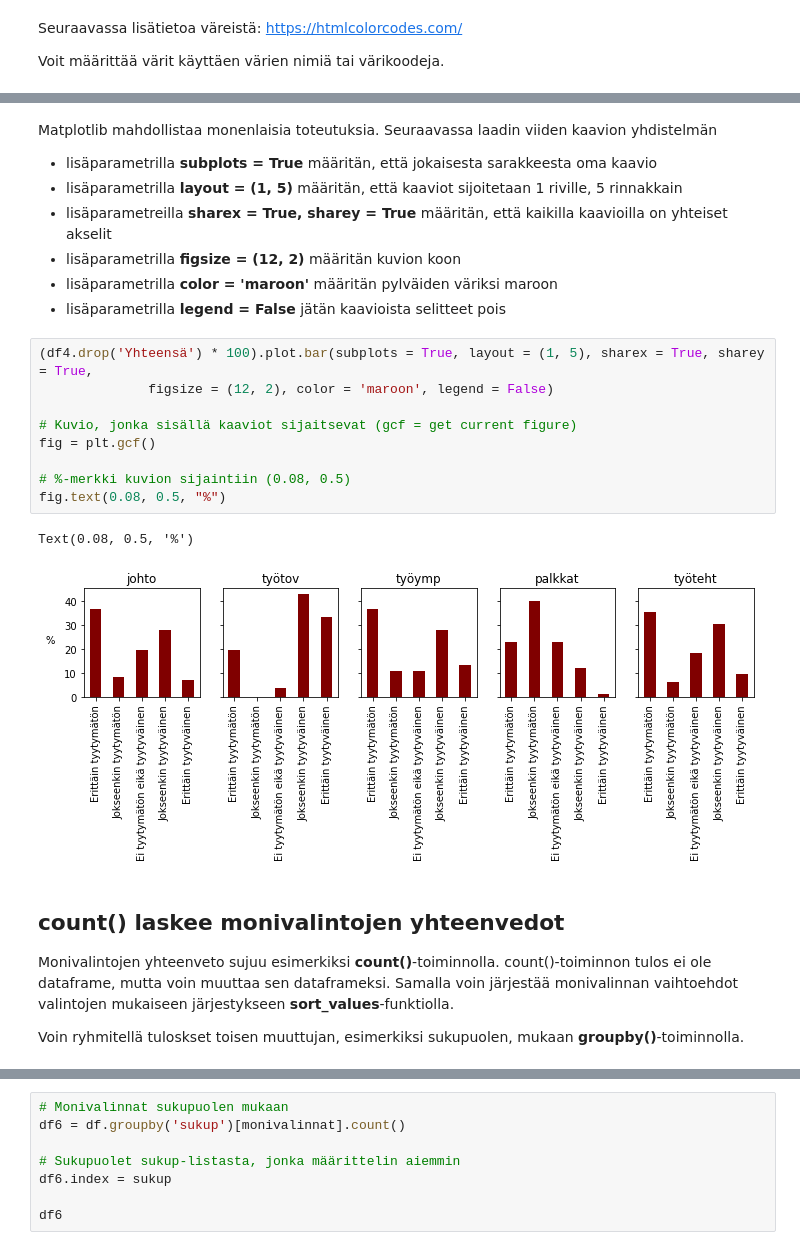
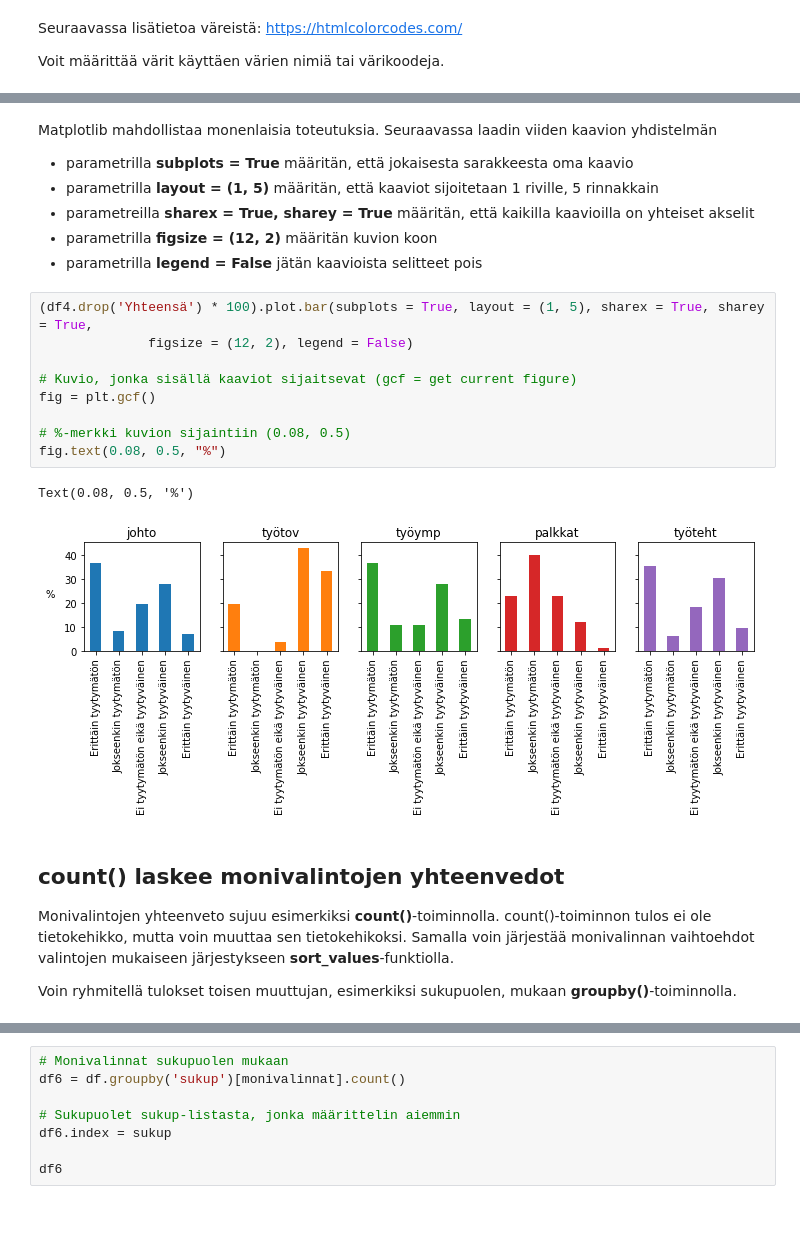
Before and after one commit to taanila/selittava, a Jupyter notebook: lukumaaria.ipynb, the cells around one changed output, grey strips where cells are left out. Cells and saved outputs as stored; diff of their text form; blank space fills up the shorter version.

```diff
--- a/lukumaaria.ipynb
+++ b/lukumaaria.ipynb
@@ -220,30 +221,29 @@ plt.gca().set_axisbelow(True)
 # %% [markdown]
 Matplotlib mahdollistaa monenlaisia toteutuksia. Seuraavassa laadin viiden kaavion yhdistelmän
 
-- lisäparametrilla <b>subplots = True</b> määritän, että jokaisesta sarakkeesta oma kaavio
-- lisäparametrilla <b>layout = (1, 5)</b> määritän, että kaaviot sijoitetaan 1 riville, 5 rinnakkain
-- lisäparametreilla <b>sharex = True, sharey = True</b> määritän, että kaikilla kaavioilla on yhteiset akselit
-- lisäparametrilla <b>figsize = (12, 2)</b> määritän kuvion koon
-- lisäparametrilla <b>color = 'maroon'</b> määritän pylväiden väriksi maroon
-- lisäparametrilla <b>legend = False</b> jätän kaavioista selitteet pois
+- parametrilla <b>subplots = True</b> määritän, että jokaisesta sarakkeesta oma kaavio
+- parametrilla <b>layout = (1, 5)</b> määritän, että kaaviot sijoitetaan 1 riville, 5 rinnakkain
+- parametreilla <b>sharex = True, sharey = True</b> määritän, että kaikilla kaavioilla on yhteiset akselit
+- parametrilla <b>figsize = (12, 2)</b> määritän kuvion koon
+- parametrilla <b>legend = False</b> jätän kaavioista selitteet pois
 # %%
 (df4.drop('Yhteensä') * 100).plot.bar(subplots = True, layout = (1, 5), sharex = True, sharey = True,
-              figsize = (12, 2), color = 'maroon', legend = False)
+              figsize = (12, 2), legend = False)
 
 # Kuvio, jonka sisällä kaaviot sijaitsevat (gcf = get current figure)
 fig = plt.gcf()
 
 # %-merkki kuvion sijaintiin (0.08, 0.5)
 fig.text(0.08, 0.5, "%")
 # %% [output]
 Text(0.08, 0.5, '%')
-[figure, old version]
+[figure, new version]
 # %% [markdown]
 <h2>count() laskee monivalintojen yhteenvedot</h2>
 
-Monivalintojen yhteenveto sujuu esimerkiksi <b>count()</b>-toiminnolla. count()-toiminnon tulos ei ole dataframe, mutta voin muuttaa sen dataframeksi. Samalla voin järjestää monivalinnan vaihtoehdot valintojen mukaiseen järjestykseen <b>sort_values</b>-funktiolla.
+Monivalintojen yhteenveto sujuu esimerkiksi <b>count()</b>-toiminnolla. count()-toiminnon tulos ei ole tietokehikko, mutta voin muuttaa sen tietokehikoksi. Samalla voin järjestää monivalinnan vaihtoehdot valintojen mukaiseen järjestykseen <b>sort_values</b>-funktiolla.
 
-Voin ryhmitellä tuloskset toisen muuttujan, esimerkiksi sukupuolen, mukaan <b>groupby()</b>-toiminnolla.
+Voin ryhmitellä tulokset toisen muuttujan, esimerkiksi sukupuolen, mukaan <b>groupby()</b>-toiminnolla.
 # %%
 # Monivalintojen lukumäärät
 df5 = df[monivalinnat].count()
```
Also changed, not shown: parts of 21 cells of this notebook.
